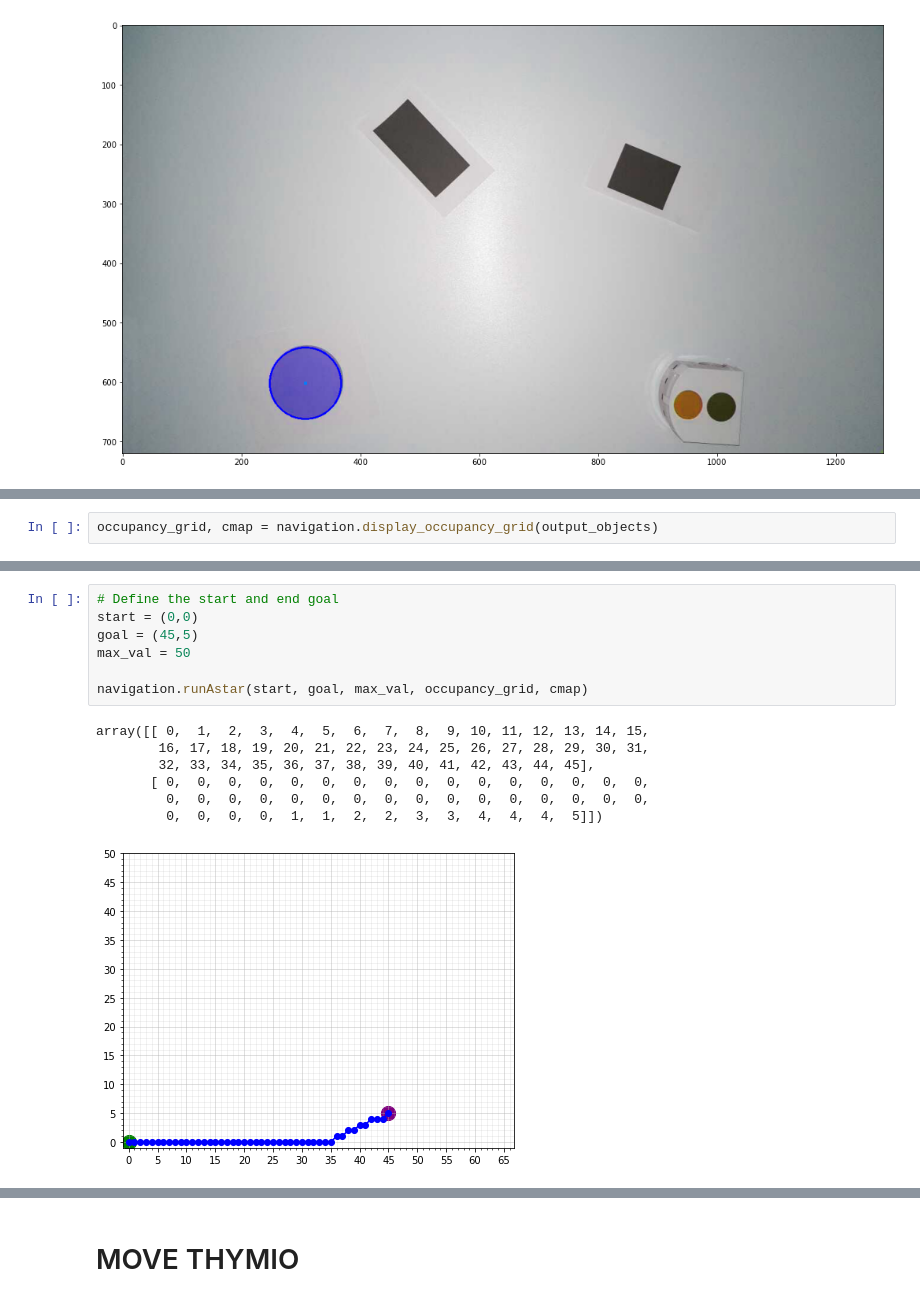
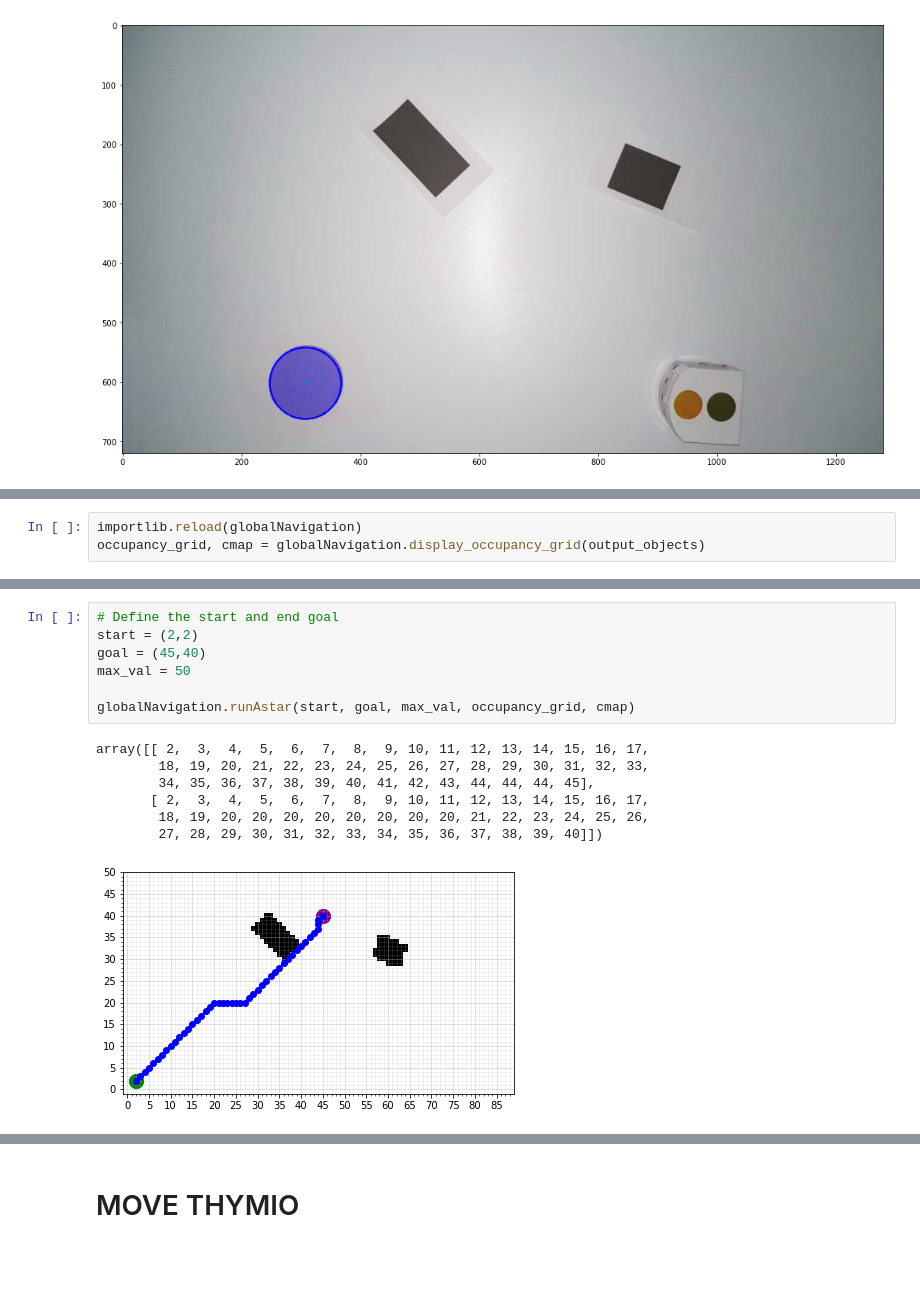
Before and after one commit to kenp-io/EPFL_MoRo_Project, a Jupyter notebook: main.ipynb, the cells around one changed output, grey strips where cells are left out. Saved outputs shown, nothing was run; the diff lists cells and outputs as text; blank space fills up the shorter version.

```diff
--- a/main.ipynb
+++ b/main.ipynb
@@ -82,3 +83,4 @@ plt.show()
 # %%
-occupancy_grid, cmap = navigation.display_occupancy_grid(output_objects)
+importlib.reload(globalNavigation)
+occupancy_grid, cmap = globalNavigation.display_occupancy_grid(output_objects)
 # %% [output]
@@ -86,15 +88,15 @@ occupancy_grid, cmap = navigation.display_occupancy_grid(output_objects)
 # %%
 # Define the start and end goal
-start = (0,0)
-goal = (45,5)
+start = (2,2)
+goal = (45,40)
 max_val = 50
 
-navigation.runAstar(start, goal, max_val, occupancy_grid, cmap)
+globalNavigation.runAstar(start, goal, max_val, occupancy_grid, cmap)
 # %% [output]
-array([[ 0,  1,  2,  3,  4,  5,  6,  7,  8,  9, 10, 11, 12, 13, 14, 15,
-        16, 17, 18, 19, 20, 21, 22, 23, 24, 25, 26, 27, 28, 29, 30, 31,
-        32, 33, 34, 35, 36, 37, 38, 39, 40, 41, 42, 43, 44, 45],
-       [ 0,  0,  0,  0,  0,  0,  0,  0,  0,  0,  0,  0,  0,  0,  0,  0,
-         0,  0,  0,  0,  0,  0,  0,  0,  0,  0,  0,  0,  0,  0,  0,  0,
-         0,  0,  0,  0,  1,  1,  2,  2,  3,  3,  4,  4,  4,  5]])
+array([[ 2,  3,  4,  5,  6,  7,  8,  9, 10, 11, 12, 13, 14, 15, 16, 17,
+        18, 19, 20, 21, 22, 23, 24, 25, 26, 27, 28, 29, 30, 31, 32, 33,
+        34, 35, 36, 37, 38, 39, 40, 41, 42, 43, 44, 44, 44, 45],
+       [ 2,  3,  4,  5,  6,  7,  8,  9, 10, 11, 12, 13, 14, 15, 16, 17,
+        18, 19, 20, 20, 20, 20, 20, 20, 20, 20, 21, 22, 23, 24, 25, 26,
+        27, 28, 29, 30, 31, 32, 33, 34, 35, 36, 37, 38, 39, 40]])
-[figure, old version]
+[figure, new version]
```
Also changed, not shown: parts of 20 cells of this notebook, 2 other files.
